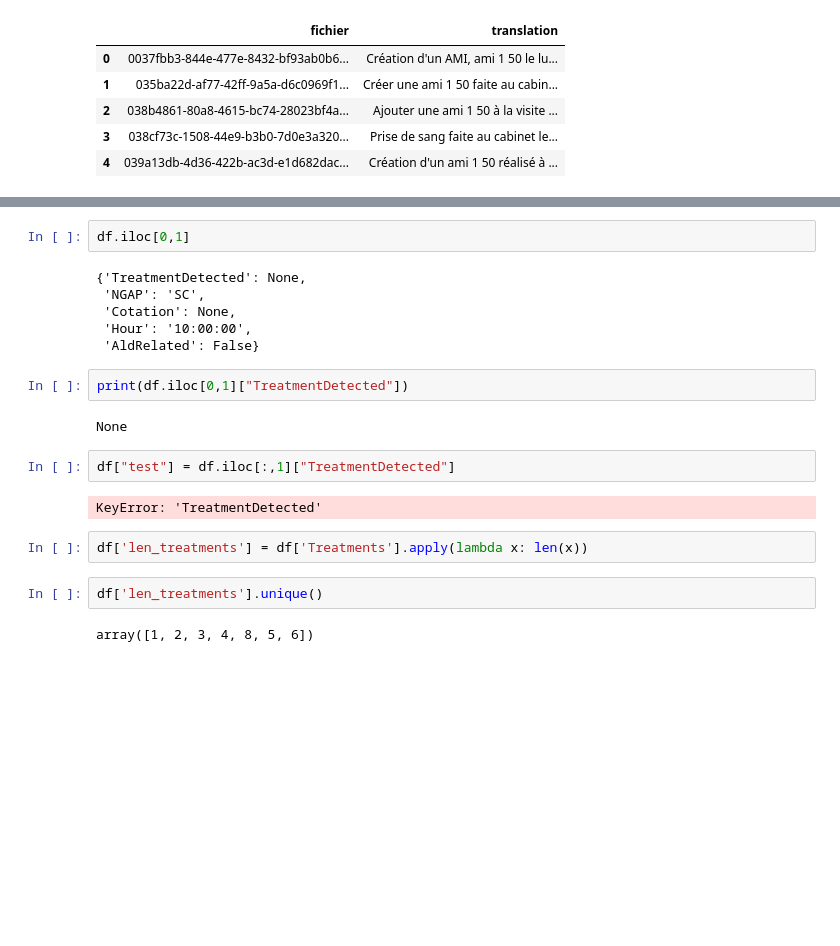
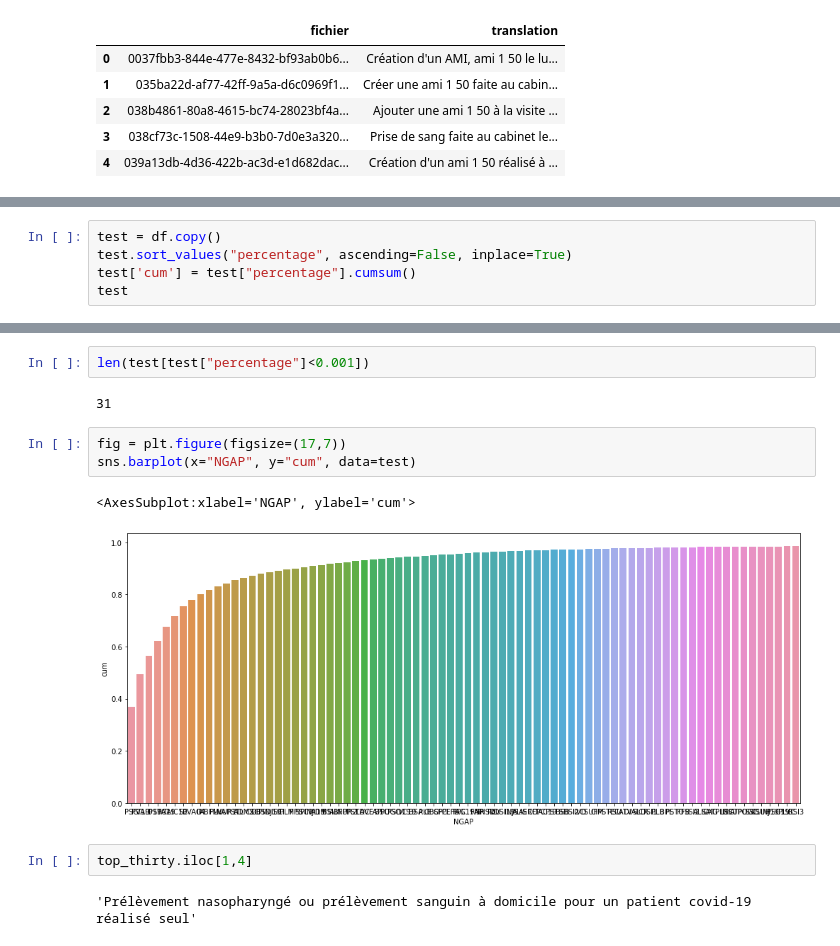
Before and after one commit to GeoffroyGit/ephesus, a Jupyter notebook: notebooks/Treatments_exploration.ipynb, the cells around one changed output, grey strips where cells are left out. Cells and saved outputs as stored; diff of their text form; blank space fills up the shorter version.

```diff
--- a/notebooks/Treatments_exploration.ipynb
+++ b/notebooks/Treatments_exploration.ipynb
@@ -63,0 +126,5 @@ df
+# %%
+test = df.copy()
+test.sort_values("percentage", ascending=False, inplace=True)
+test['cum'] = test["percentage"].cumsum()
+test
@@ -64,22 +159,14 @@ df
+# %%
+len(test[test["percentage"]<0.001])
+# %% [output]
+31
+# %%
+fig = plt.figure(figsize=(17,7))
+sns.barplot(x="NGAP", y="cum", data=test)
+# %% [output]
+<AxesSubplot:xlabel='NGAP', ylabel='cum'>
+[figure, added]
 # %%
-df.iloc[0,1]
+top_thirty.iloc[1,4]
 # %% [output]
-{'TreatmentDetected': None,
- 'NGAP': 'SC',
- 'Cotation': None,
- 'Hour': '10:00:00',
- 'AldRelated': False}
+'Prélèvement nasopharyngé ou prélèvement sanguin à domicile pour un patient covid-19 réalisé seul'
-# %%
-print(df.iloc[0,1]["TreatmentDetected"])
-# %% [output]
-None
-# %%
-df["test"] = df.iloc[:,1]["TreatmentDetected"]
-# %% [output]
-KeyError: 'TreatmentDetected'
-# %%
-df['len_treatments'] = df['Treatments'].apply(lambda x: len(x))
-# %%
-df['len_treatments'].unique()
-# %% [output]
-array([1, 2, 3, 4, 8, 5, 6])
```
Also changed, not shown: parts of 33 cells of this notebook.
